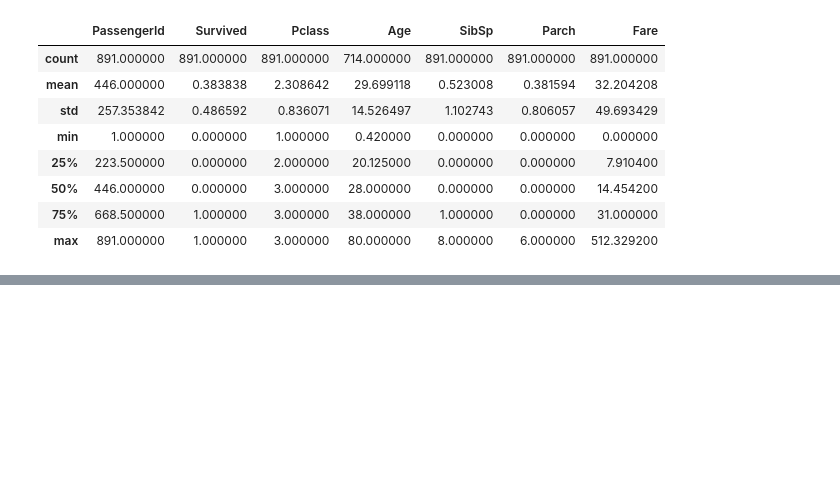
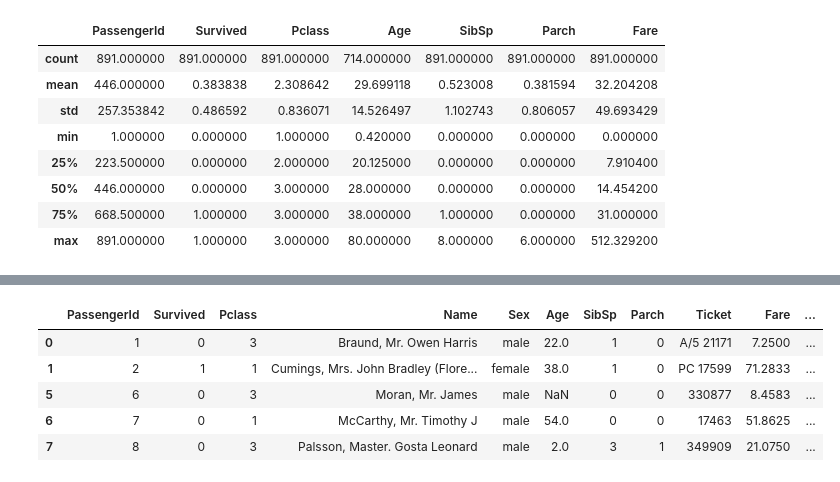
Before and after one commit to iamsamitdev/PythonMLBasicLive, a Jupyter notebook: PandasLab/pandas_guide.ipynb, the cells around one changed output, grey strips where cells are left out. Cells and saved outputs as stored; diff of their text form; code cells hidden in the pictures; blank space fills up the shorter version.

```diff
--- a/PandasLab/pandas_guide.ipynb
+++ b/PandasLab/pandas_guide.ipynb
@@ -163,0 +213,12 @@ df.describe()
+# %%
+# การลบแถวที่ไม่ต้องการในตาราง
+df.drop([0,3]) # ลบแถวที่ 0 และ 3
+
+df.drop([2,3,4]).head() # ลบแถวที่ 2,3,4 และแสดง 5 แถวแรก
+# %% [output]
+|  | PassengerId | Survived | Pclass | Name | Sex | Age | SibSp | Parch | Ticket | Fare | ... |
+| 0 | 1 | 0 | 3 | Braund, Mr. Owen Harris | male | 22.0 | 1 | 0 | A/5 21171 | 7.2500 | ... |
+| 1 | 2 | 1 | 1 | Cumings, Mrs. John Bradley (Flore... | female | 38.0 | 1 | 0 | PC 17599 | 71.2833 | ... |
+| 5 | 6 | 0 | 3 | Moran, Mr. James | male | NaN | 0 | 0 | 330877 | 8.4583 | ... |
+| 6 | 7 | 0 | 1 | McCarthy, Mr. Timothy J | male | 54.0 | 0 | 0 | 17463 | 51.8625 | ... |
+| 7 | 8 | 0 | 3 | Palsson, Master. Gosta Leonard | male | 2.0 | 3 | 1 | 349909 | 21.0750 | ... |
```
Also changed, not shown: parts of 6 cells of this notebook.
